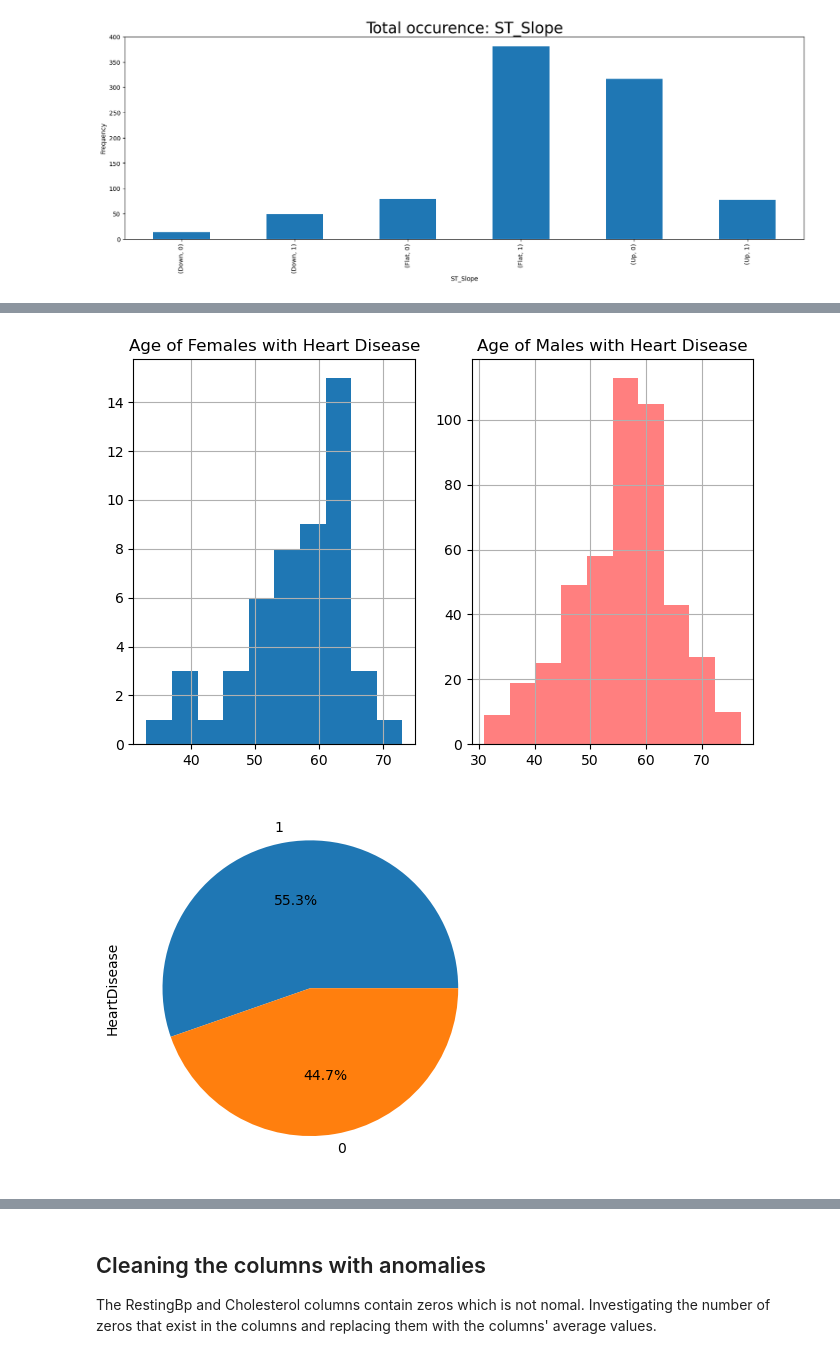
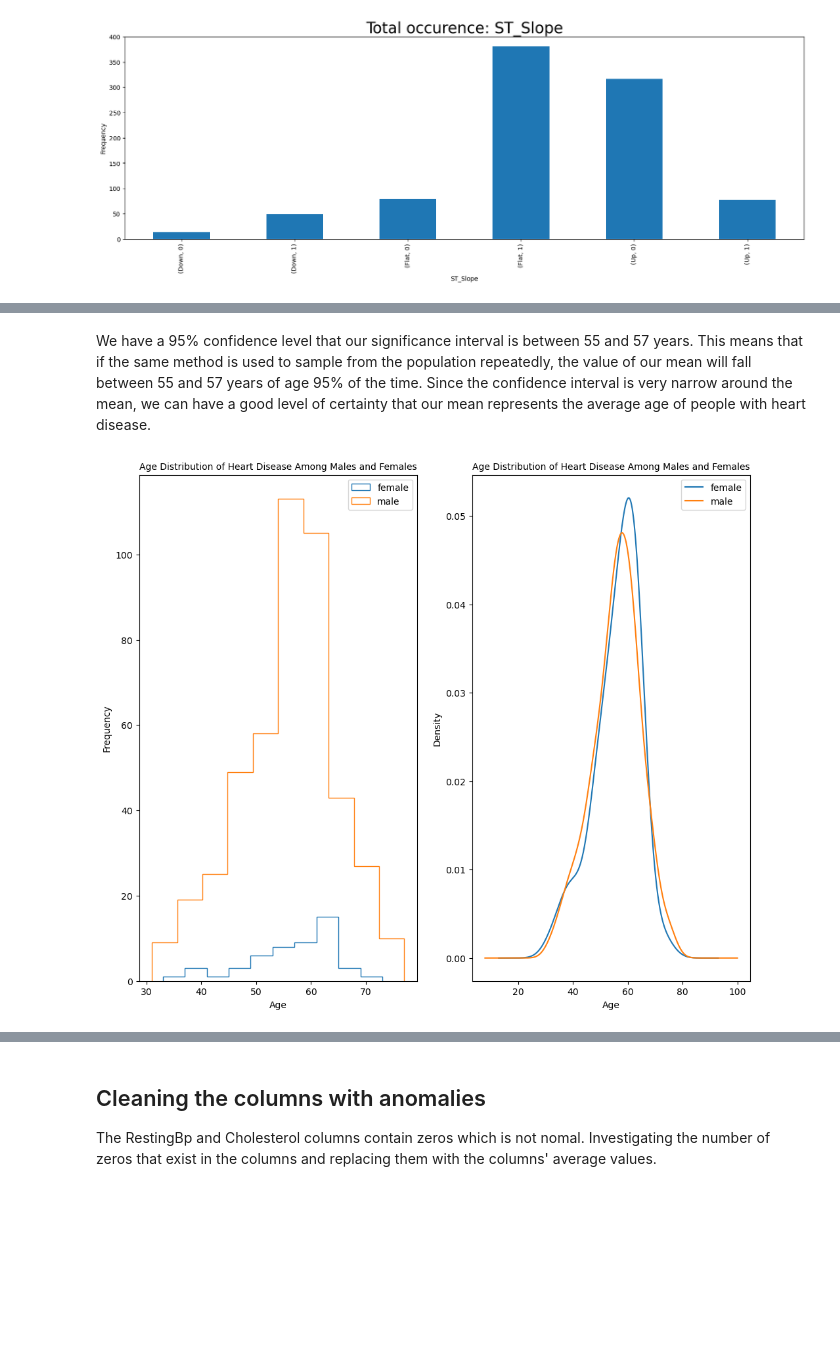
Before and after one commit to Mueeshassan/Heart-disease-prediction, a Jupyter notebook: Heart Machine Learning Model Prediction.ipynb, the cells around one changed output, grey strips where cells are left out. Saved outputs shown, nothing was run; the diff lists cells and outputs as text; code cells hidden in the pictures; blank space fills up the shorter version.

```diff
--- a/Heart Machine Learning Model Prediction.ipynb
+++ b/Heart Machine Learning Model Prediction.ipynb
@@ -192,23 +225,34 @@ Let's now analyze the occurence of heart disease in male and female and check ou
+# %% [markdown]
+We have a 95% confidence level that our significance interval is between 55 and 57 years. This means that if the same method is used to sample from the population repeatedly, the value of our mean will fall between 55 and 57 years of age 95% of the time. Since the confidence interval is very narrow around the mean, we can have a good level of certainty that our mean represents the average age of people with heart disease.
 # %%
-HeartDisease = heart[heart['HeartDisease'] == 1]
 Male_HeartDisease = heart[(heart['HeartDisease'] == 1) & (heart['Sex'] == 'M')]
 Female_HeartDisease = heart[(heart['HeartDisease'] == 1) & (heart['Sex'] == 'F')]
 
-plt.figure(figsize=(8,5))
+Male_HeartDisease_mean = Male_HeartDisease['Age']
+Female_HeartDisease_mean = Female_HeartDisease['Age']
+
+plt.figure(figsize=(12,10))
 plt.subplot(1,2,1)
-Male_HeartDisease['Age'].value_counts(normalize=True)
-Female_HeartDisease['Age'].hist()
-plt.title('Age of Females with Heart Disease')
+Female_HeartDisease['Age'].plot.hist(histtype='step', label='female', legend=True)
+Male_HeartDisease['Age'].plot.hist(histtype='step', label='male', legend=True)
+plt.xlabel('Age')
+plt.title('Age Distribution of Heart Disease Among Males and Females', fontsize=10)
+plt.legend()
+
 plt.subplot(1,2,2)
-Male_HeartDisease['Age'].hist(color='red', alpha=0.5)
-plt.title('Age of Males with Heart Disease')
+Female_HeartDisease['Age'].plot.kde(label='female', legend=True)
+Male_HeartDisease['Age'].plot.kde(label='male', legend=True)
+plt.xlabel('Age')
+plt.title('Age Distribution of Heart Disease Among Males and Females', fontsize=10)
+#plt.axvline(60, label='mean_f', color='green', alpha=0.5)
+#plt.axvline(58, label='mean_m', color='red', alpha=0.5)
+plt.legend()
 plt.show()
+
 Male_Disease_50 = Male_HeartDisease[Male_HeartDisease['Age'] >=50]
 Female_Disease_50 = Female_HeartDisease[Female_HeartDisease['Age'] >=50]
+
 HeartDisease_median = int(HeartDisease['Age'].median())
-heart['HeartDisease'].value_counts().plot.pie(autopct='%1.1f%%')
-plt.show()
 # %% [output]
-[figure, old version]
+[figure, new version]
-[figure, removed]
 # %% [markdown]
```
Also changed, not shown: parts of 33 cells of this notebook.
